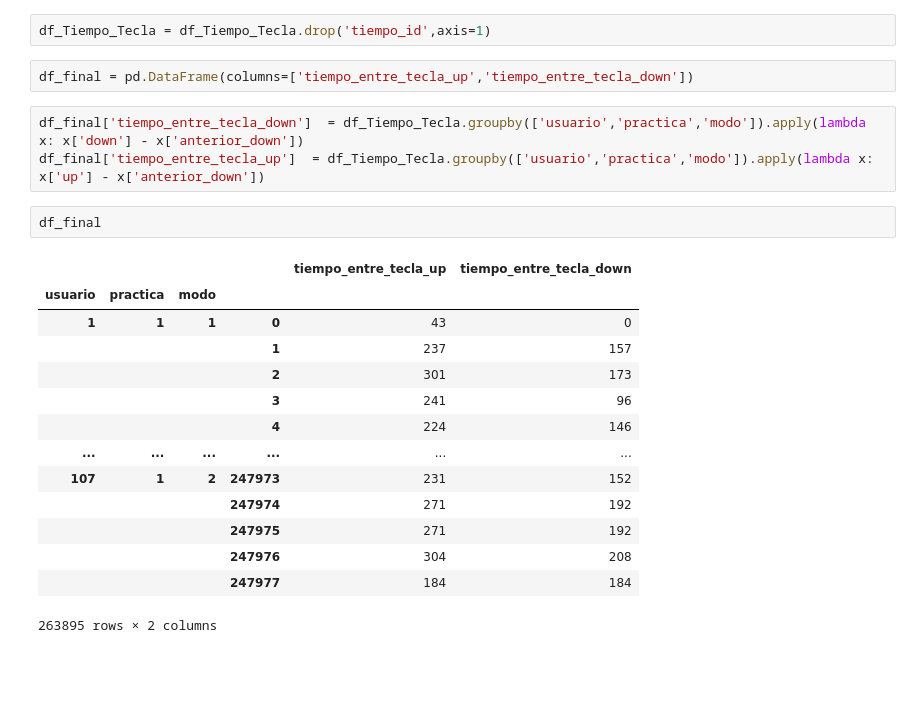
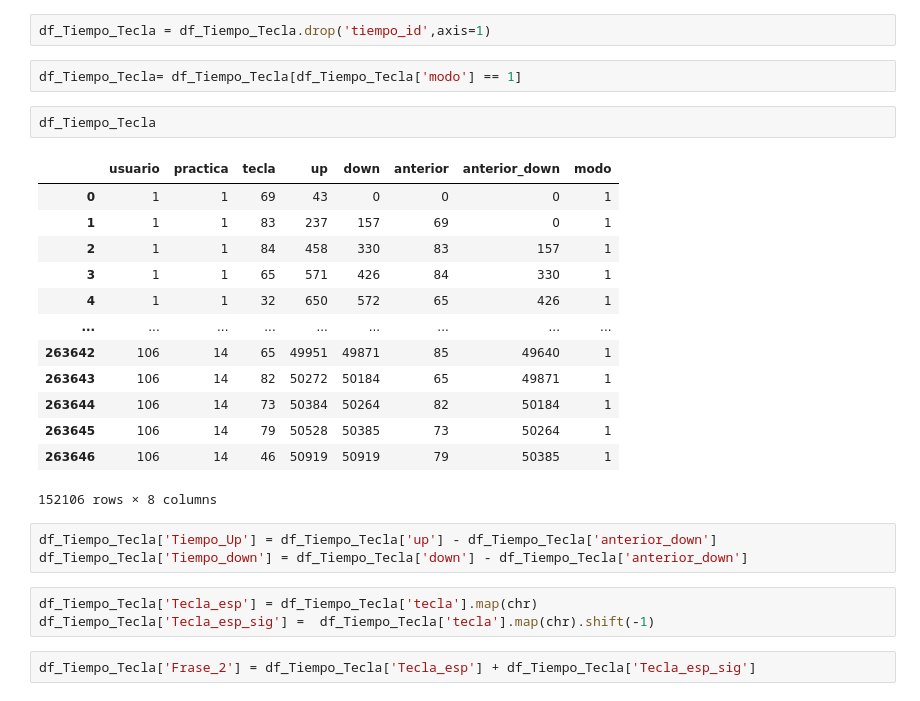
Before and after one commit to Fonteeres/IA_Ciencia_Datos, a Jupyter notebook: Semestre 4/Practica Profesionalizante 2/keystroke/TP1.ipynb, the cells around one changed output. Saved outputs shown, nothing was run; the diff lists cells and outputs as text; blank space fills up the shorter version.

```diff
--- a/Semestre 4/Practica Profesionalizante 2/keystroke/TP1.ipynb
+++ b/Semestre 4/Practica Profesionalizante 2/keystroke/TP1.ipynb
@@ -50,24 +31,28 @@ df_Cambio_mano.groupby('usuario')['tiempo'].mean().reset_index(name='Tiempo_Prom
 # %%
 df_Tiempo_Tecla = df_Tiempo_Tecla.drop('tiempo_id',axis=1)
-# %%
-df_final = pd.DataFrame(columns=['tiempo_entre_tecla_up','tiempo_entre_tecla_down'])
-# %%
-df_final['tiempo_entre_tecla_down']  = df_Tiempo_Tecla.groupby(['usuario','practica','modo']).apply(lambda x: x['down'] - x['anterior_down'])
-df_final['tiempo_entre_tecla_up']  = df_Tiempo_Tecla.groupby(['usuario','practica','modo']).apply(lambda x: x['up'] - x['anterior_down'])
-# %%
-df_final
-# %% [output]
-|  |  |  |  | tiempo_entre_tecla_up | tiempo_entre_tecla_down |
-| usuario | practica | modo |  |  |  |
-| 1 | 1 | 1 | 0 | 43 | 0 |
-|  |  |  | 1 | 237 | 157 |
-|  |  |  | 2 | 301 | 173 |
-|  |  |  | 3 | 241 | 96 |
-|  |  |  | 4 | 224 | 146 |
-| ... | ... | ... | ... | ... | ... |
-| 107 | 1 | 2 | 247973 | 231 | 152 |
-|  |  |  | 247974 | 271 | 192 |
-|  |  |  | 247975 | 271 | 192 |
-|  |  |  | 247976 | 304 | 208 |
-|  |  |  | 247977 | 184 | 184 |
-263895 rows × 2 columns
+# %%
+df_Tiempo_Tecla= df_Tiempo_Tecla[df_Tiempo_Tecla['modo'] == 1]
+# %%
+df_Tiempo_Tecla
+# %% [output]
+|  | usuario | practica | tecla | up | down | anterior | anterior_down | modo |
+| 0 | 1 | 1 | 69 | 43 | 0 | 0 | 0 | 1 |
+| 1 | 1 | 1 | 83 | 237 | 157 | 69 | 0 | 1 |
+| 2 | 1 | 1 | 84 | 458 | 330 | 83 | 157 | 1 |
+| 3 | 1 | 1 | 65 | 571 | 426 | 84 | 330 | 1 |
+| 4 | 1 | 1 | 32 | 650 | 572 | 65 | 426 | 1 |
+| ... | ... | ... | ... | ... | ... | ... | ... | ... |
+| 263642 | 106 | 14 | 65 | 49951 | 49871 | 85 | 49640 | 1 |
+| 263643 | 106 | 14 | 82 | 50272 | 50184 | 65 | 49871 | 1 |
+| 263644 | 106 | 14 | 73 | 50384 | 50264 | 82 | 50184 | 1 |
+| 263645 | 106 | 14 | 79 | 50528 | 50385 | 73 | 50264 | 1 |
+| 263646 | 106 | 14 | 46 | 50919 | 50919 | 79 | 50385 | 1 |
+152106 rows × 8 columns
+# %%
+df_Tiempo_Tecla['Tiempo_Up'] = df_Tiempo_Tecla['up'] - df_Tiempo_Tecla['anterior_down']
+df_Tiempo_Tecla['Tiempo_down'] = df_Tiempo_Tecla['down'] - df_Tiempo_Tecla['anterior_down']
+# %%
+df_Tiempo_Tecla['Tecla_esp'] = df_Tiempo_Tecla['tecla'].map(chr)
+df_Tiempo_Tecla['Tecla_esp_sig'] =  df_Tiempo_Tecla['tecla'].map(chr).shift(-1)
+# %%
+df_Tiempo_Tecla['Frase_2'] = df_Tiempo_Tecla['Tecla_esp'] + df_Tiempo_Tecla['Tecla_esp_sig']
```
Also changed, not shown: parts of 4 cells of this notebook, 1 other file.
